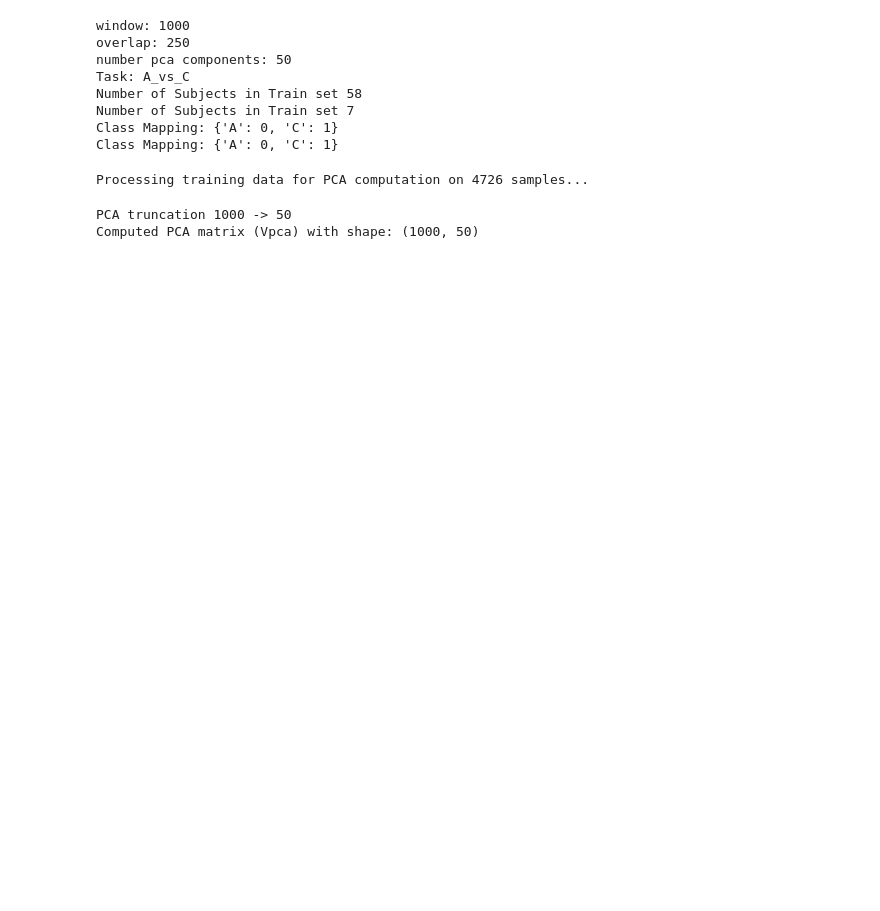
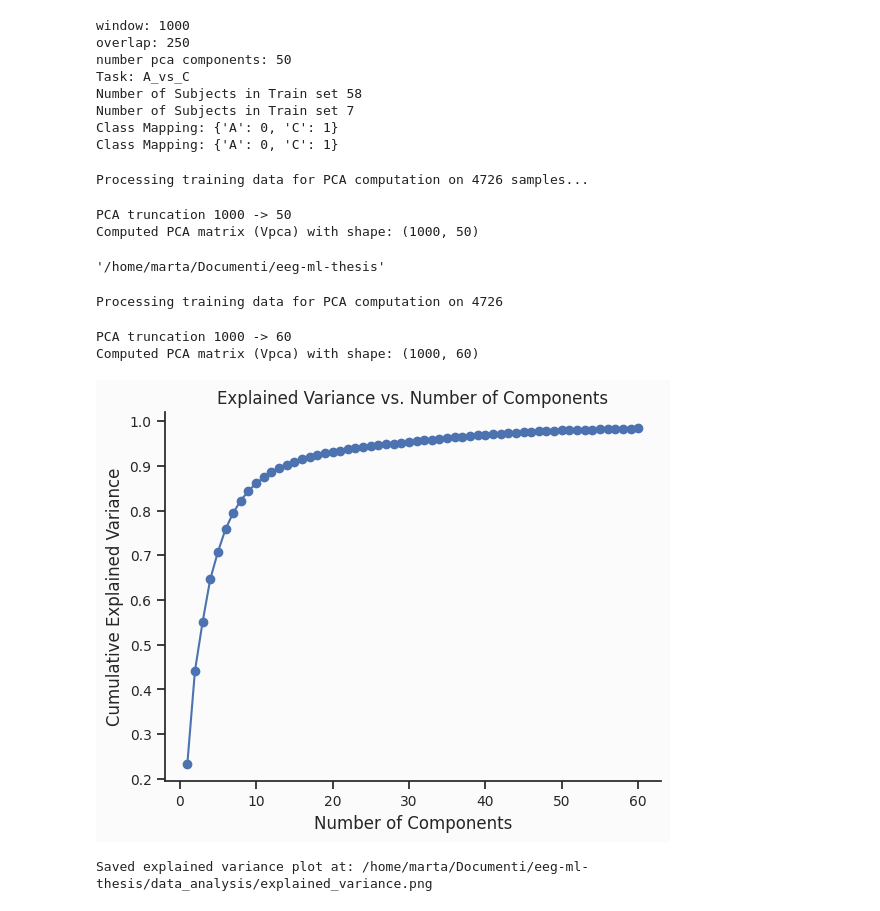
Before and after one commit to marta-brasola/eeg-ml-thesis, a Jupyter notebook: data_analysis/preprocessing_milt.ipynb, the cells around one changed output. Saved outputs shown, nothing was run; the diff lists cells and outputs as text; code cells hidden in the pictures; blank space fills up the shorter version.

```diff
--- a/data_analysis/preprocessing_milt.ipynb
+++ b/data_analysis/preprocessing_milt.ipynb
@@ -289,0 +404,4 @@ Computed PCA matrix (Vpca) with shape: (1000, 50)
+# %%
+os.getcwd()
+# %% [output]
+'/home/marta/Documenti/eeg-ml-thesis'
@@ -289,0 +410,37 @@ Computed PCA matrix (Vpca) with shape: (1000, 50)
+# %%
+custom_params = {
+    "axes.spines.right": False,
+    "axes.spines.top": False,
+    "axes.grid": True,         # Enable grid
+    "grid.color": "gray",  # Set grid color to light gray
+    "grid.linestyle": "--",     # Set grid line style to dashed
+    "grid.linewidth": 0.5,      # Set grid line width
+    "figure.facecolor": "#fbfbfb",
+    "axes.facecolor": "#fbfbfb",
+    "axes.labelsize": 12,  # Increase label size
+    "xtick.labelsize": 10,  # Increase tick size
+    "ytick.labelsize": 10,  # Increase tick size
+    "legend.fontsize": 10   # Improve legend readability
+}
+
+sns.set_theme(style="ticks", rc=custom_params)
+# %%
+csv_file = "path/to/your/dataset.csv"  # Path to your dataset CSV
+output_dir = '/home/marta/Documenti/eeg-ml-thesis/data_analysis' # Directory to save the explained variance plot and PCA matrix
+PCA_COMPONENTS = 60  # Adjust the number of components as needed
+WINDOW = 1000
+PERCENTAGE_OVERLAP = 4
+OVERLAP = WINDOW // PERCENTAGE_OVERLAP
+TASK = "A_vs_C"
+
+
+csv_file = f"config/train_w{WINDOW}_ovr{OVERLAP}_{TASK}.csv"
+#train_pca_path = os.path.join(OUTPUT_DATA_DIR, f"train_w{WINDOW}_ovr{OVERLAP}_pca{PCA_COMPONENTS}_{TASK}")
+
+Vpca = compute_vpca(csv_file, output_dir, PCA_COMPONENTS)
+# %% [output]
+Processing training data for PCA computation on 4726
+PCA truncation 1000 -> 60
+Computed PCA matrix (Vpca) with shape: (1000, 60)
+[figure, added]
+Saved explained variance plot at: /home/marta/Documenti/eeg-ml-thesis/data_analysis/explained_variance.png
```
Also changed, not shown: parts of 2 cells of this notebook, 45 other files.
